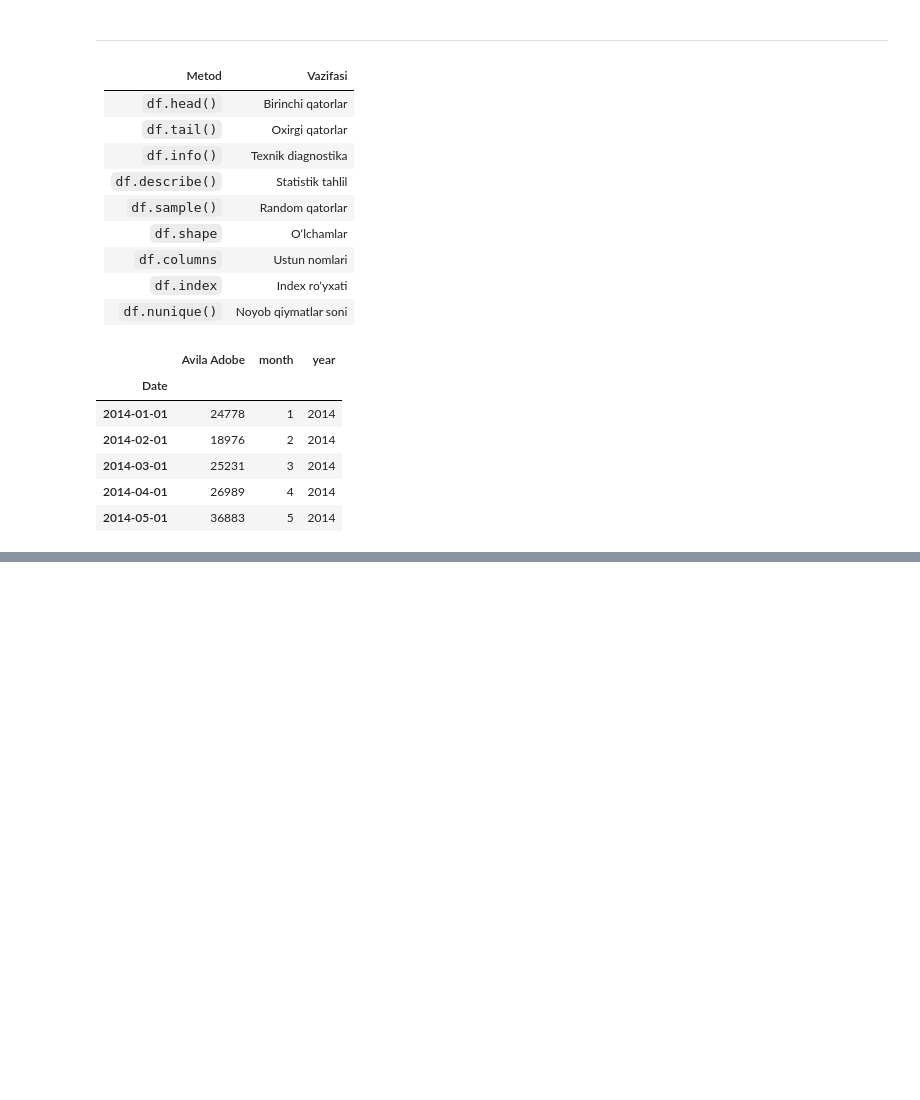
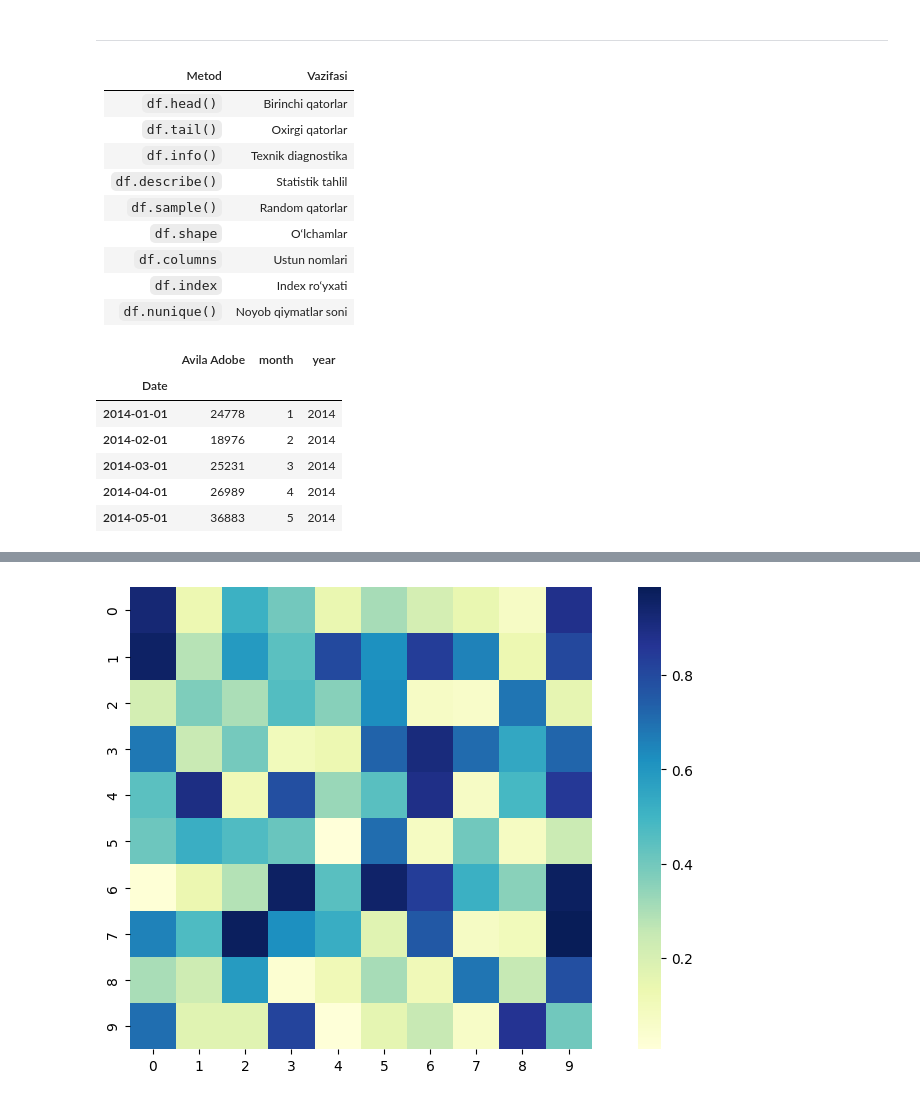
Before and after one commit to qwerty291996/2025-2026, a Jupyter notebook: Dars materiallari 2025-2026/Sun'iy intellekt asoslari 2025-2026/6.2 Matplotlib va Seaborn kutubxonalari yordamida ma’lumotlarni visualizatsiya qilish/Seaborn/Hetmap.ipynb, the cells around one changed output, grey strips where cells are left out. Drawn from its saved outputs; the diff is of its cells as text; code cells hidden in the pictures; blank space fills up the shorter version.

```diff
--- a/Dars materiallari 2025-2026/Sun'iy intellekt asoslari 2025-2026/6.2 Matplotlib va Seaborn kutubxonalari yordamida ma’lumotlarni visualizatsiya qilish/Seaborn/Hetmap.ipynb
+++ b/Dars materiallari 2025-2026/Sun'iy intellekt asoslari 2025-2026/6.2 Matplotlib va Seaborn kutubxonalari yordamida ma’lumotlarni visualizatsiya qilish/Seaborn/Hetmap.ipynb
@@ -492,0 +576,10 @@ Guruhlash metodlari yordamida ma'lumotlarni oson va samarali tahlil qilish mumki
+# %%
+plt.figure(figsize=(12, 6))
+# Tasodifiy ma'lumotlar
+data = np.random.rand(10, 10)
+
+# Heatmap yaratish, square=True
+sns.heatmap(data, square=True, cmap="YlGnBu")
+plt.show()
+# %% [output]
+[figure, added]
```
Also changed, not shown: parts of 27 cells of this notebook.
